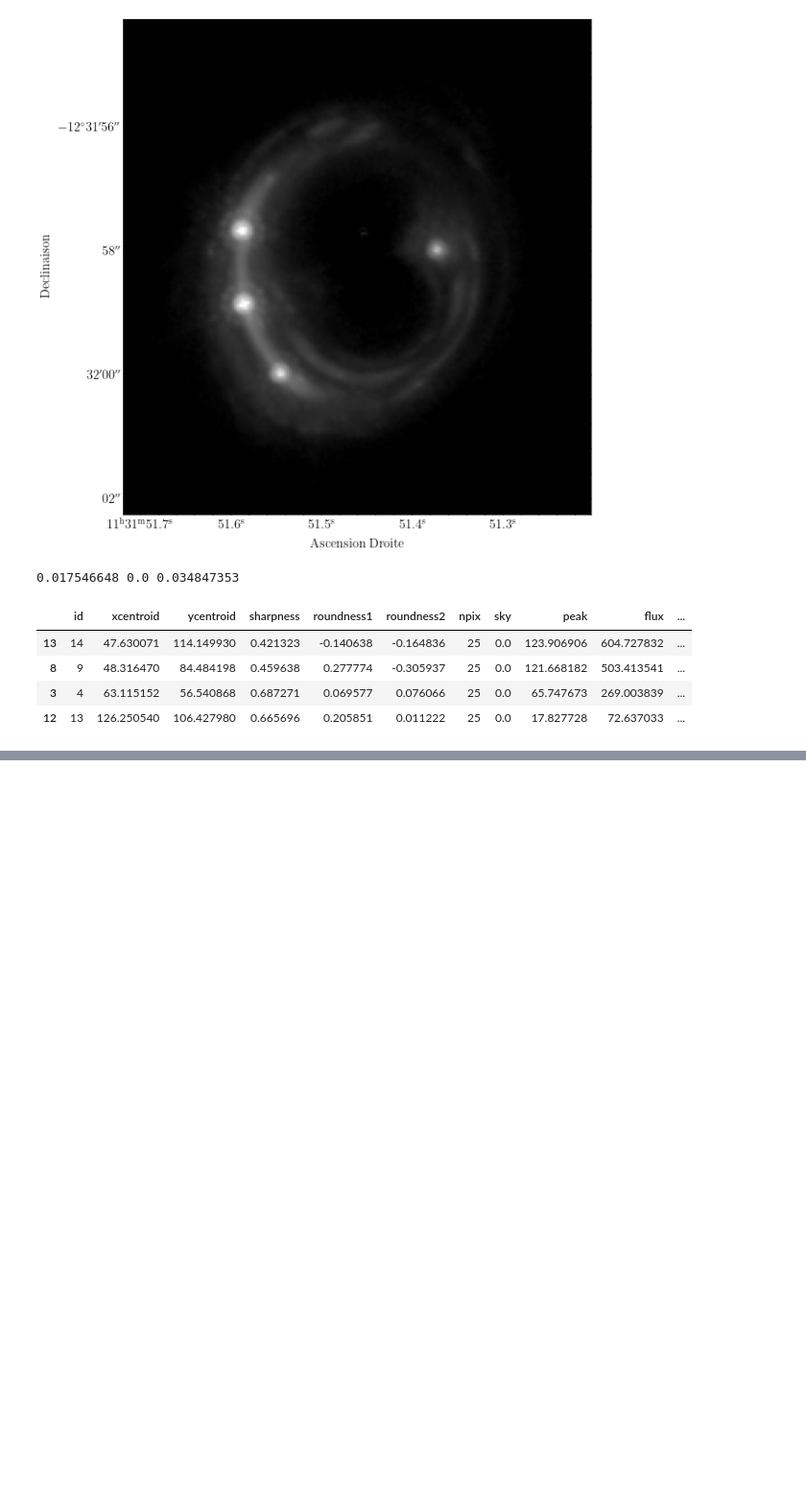
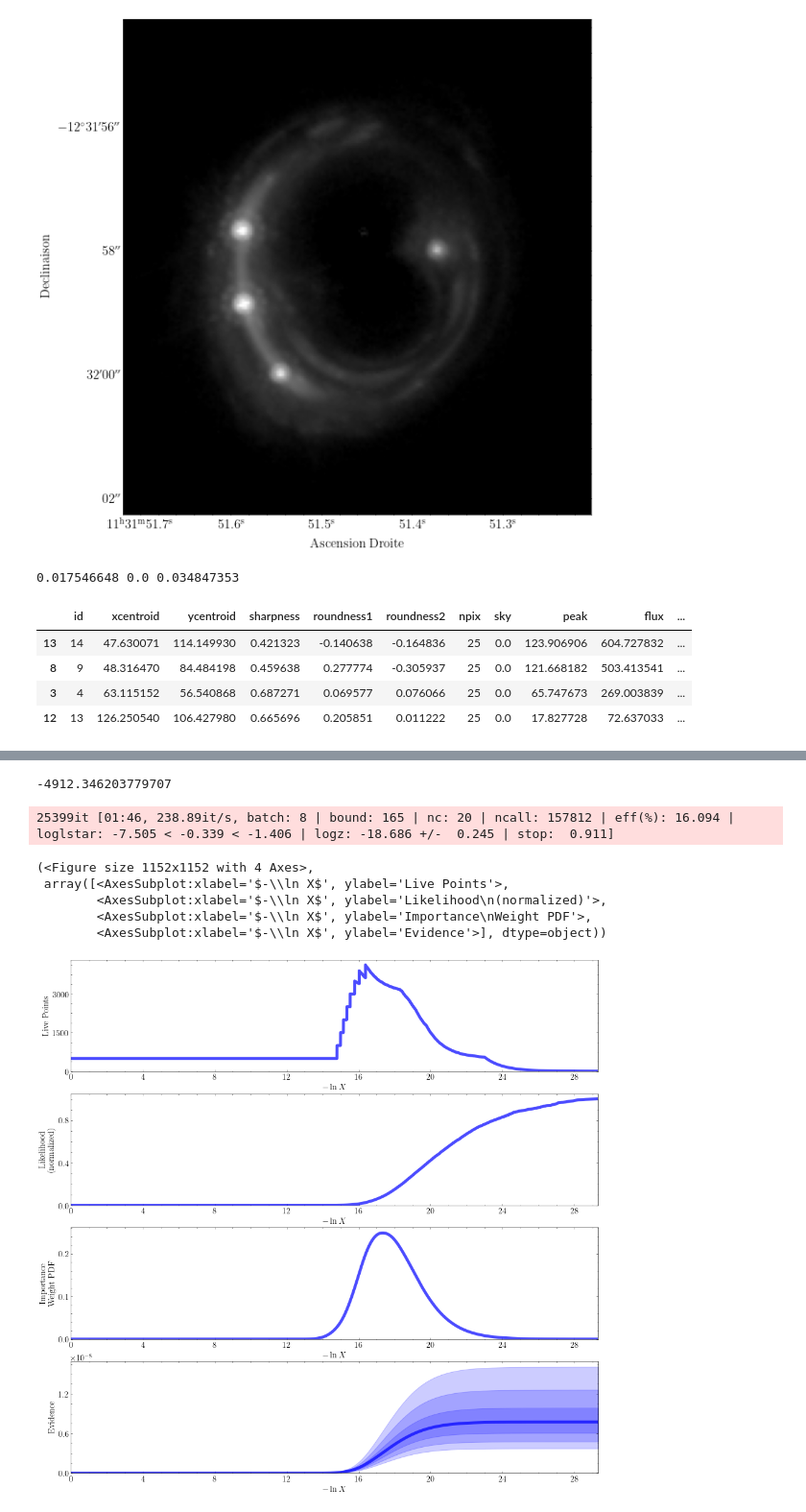
Before and after one commit to AlexandreAdam/rxj1131, a Jupyter notebook: notebooks/quad_optim.ipynb, the cells around one changed output, grey strips where cells are left out. Shown at 96% size. Drawn from its saved outputs; the diff is of its cells as text; code cells hidden in the pictures; blank space fills up the shorter version.

```diff
--- a/notebooks/quad_optim.ipynb
+++ b/notebooks/quad_optim.ipynb
@@ -68,5 +74,5 @@ y_center = (lens_sky.dec[M * N // 2]).to(u.arcsec)
 x_image = image_principales["xcentroid"].to_numpy()
 y_image = image_principales["ycentroid"].to_numpy()
 positions = wcs.pixel_to_world(x_image, y_image)
-x_image = (positions.ra - x_center).to(u.arcsec)
-y_image = (positions.dec - y_center).to(u.arcsec)
+x_image = (positions.ra - x_center).to(u.arcsec).value
+y_image = (positions.dec - y_center).to(u.arcsec).value
@@ -92,0 +130,43 @@ dict_values([1.6, 2, 0.4, 0, 0.1, 0, 0])
+# %%
+x0l = 0.1
+y0l = 0.1
+e = 0.1
+phi = 0.3
+x_c = 0.5
+r_ein = 1.6
+params =  x0l, y0l, e, phi, x_c, r_ein
+tolerance = 0.025 # half the pixel scale
+likelihood(params, x_image, y_image, tolerance)
+# %% [output]
+-4912.346203779707
+# %%
+bounds = [
+    [-1, 1], #x0l
+    [-1, 1], # y0l
+    [0., 0.4], # e
+    [0, np.pi], # phi
+    [0.01, 1], #x_c
+    [0, 5], # r_ein
+]
+
+def prior_transform(x, bounds=bounds): # uniform distribution
+    return [(bounds[i][1] - bounds[i][0]) * x[i] + bounds[i][0] for i in range(x.size)]
+
+def loglike(x):
+    return likelihood(x, x_image, y_image, tolerance)
+
+ndim = len(bounds)
+with Pool(8) as pool:
+    sampler = DynamicNestedSampler(loglike, prior_transform, ndim, pool=pool, queue_size=10, nlive=3000)
+    sampler.run_nested()
+# %% [output]
+25399it [01:46, 238.89it/s, batch: 8 | bound: 165 | nc: 20 | ncall: 157812 | eff(%): 16.094 | loglstar: -7.505 < -0.339 < -1.406 | logz: -18.686 +/-  0.245 | stop:  0.911]
+# %%
+dyplot.runplot(sampler.results)
+# %% [output]
+(<Figure size 1152x1152 with 4 Axes>,
+ array([<AxesSubplot:xlabel='$-\\ln X$', ylabel='Live Points'>,
+        <AxesSubplot:xlabel='$-\\ln X$', ylabel='Likelihood\n(normalized)'>,
+        <AxesSubplot:xlabel='$-\\ln X$', ylabel='Importance\nWeight PDF'>,
+        <AxesSubplot:xlabel='$-\\ln X$', ylabel='Evidence'>], dtype=object))
+[figure, added]
```
Also changed, not shown: parts of 10 cells of this notebook, 9 other files.
